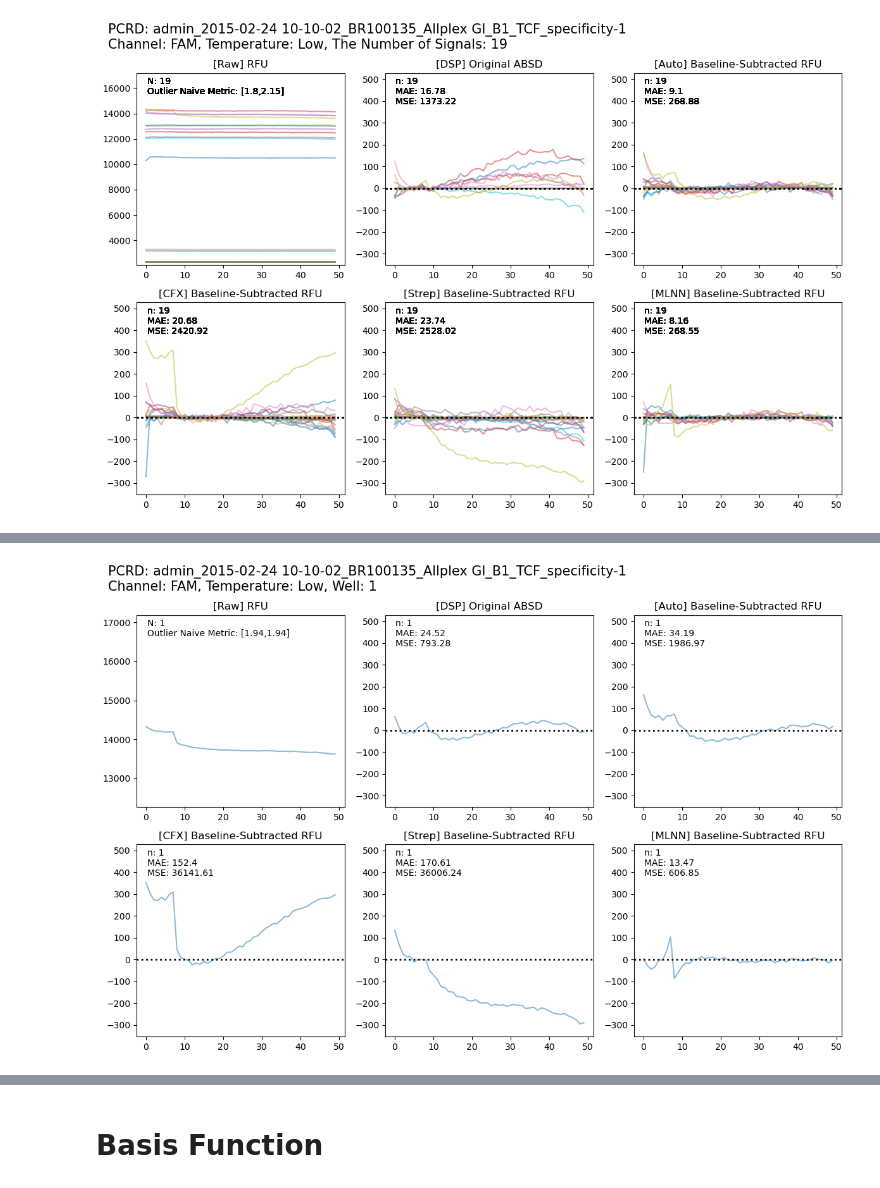
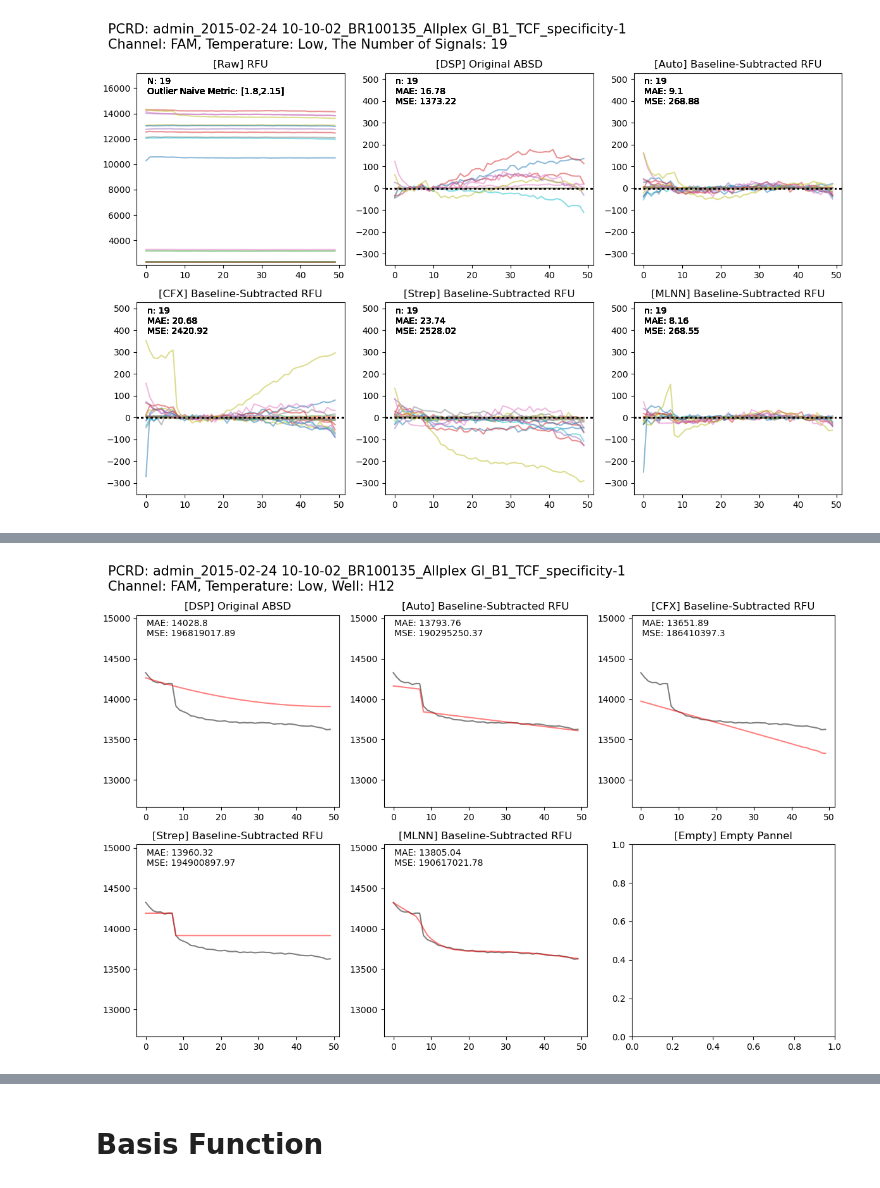
Before and after one commit to kmink3225/website, a Jupyter notebook: docs/projects/baseline_subtraction/3.baseline-analysis.ipynb, the cells around one changed output, grey strips where cells are left out. Saved outputs shown, nothing was run; the diff lists cells and outputs as text; code cells hidden in the pictures.

Commit message:
plotting

```diff
--- a/docs/projects/baseline_subtraction/3.baseline-analysis.ipynb
+++ b/docs/projects/baseline_subtraction/3.baseline-analysis.ipynb
@@ -692,16 +685,17 @@ i_channel = channel_name
 i_temperature = temperature_name
 
 fig, axs = plt.subplots(2, 3, figsize=(12, 8)) #(15, 10)
-baseline_data = i_data[['basesub_absd_orig', 'original_rfu_cfx','analysis_absd_orig_strep','analysis_absd_nn']]
 
-i_data['basesub_fit'] = i_data.apply(lambda row: [a - b for a, b in zip(row['original_rfu'], row['basesub_absd_orig'])], axis=1)
-i_data['original_rfu_cfx_fit'] = i_data.apply(lambda row: [a - b for a, b in zip(row['original_rfu'], row['original_rfu_cfx'])], axis=1)
-i_data['strep_fit'] = i_data.apply(lambda row: [a - b for a, b in zip(row['original_rfu'], row['analysis_absd_orig_strep'])], axis=1)
-i_data['nn_fit'] = i_data.apply(lambda row: [a - b for a, b in zip(row['original_rfu'], row['analysis_absd_nn'])], axis=1)
+i_data.loc[:, 'basesub_fit'] = i_data.apply(lambda row: [a - b for a, b in zip(row['original_rfu'], row['basesub_absd_orig'])], axis=1)
+i_data.loc[:, 'original_rfu_cfx_fit'] = i_data.apply(lambda row: [a - b for a, b in zip(row['original_rfu'], row['original_rfu_cfx'])], axis=1)
+i_data.loc[:, 'strep_fit'] = i_data.apply(lambda row: [a - b for a, b in zip(row['original_rfu'], row['analysis_absd_orig_strep'])], axis=1)
+i_data.loc[:, 'nn_fit'] = i_data.apply(lambda row: [a - b for a, b in zip(row['original_rfu'], row['analysis_absd_nn'])], axis=1)
+
+baseline_data = i_data[['original_rfu', 'analysis_scd_fit','basesub_fit','original_rfu_cfx_fit','strep_fit','nn_fit']]
 
 limits = find_global_extremes(baseline_data)
 
-titles = ['[Raw] RFU', '[DSP] Original ABSD', '[Auto] Baseline-Subtracted RFU', '[CFX] Baseline-Subtracted RFU',
+titles = ['[DSP] Original ABSD', '[Auto] Baseline-Subtracted RFU', '[CFX] Baseline-Subtracted RFU',
     '[Strep] Baseline-Subtracted RFU', '[MLNN] Baseline-Subtracted RFU', '[Empty] Empty Pannel', '[Outlier Metric] Distribution']
 
 data_keys = ['analysis_scd_fit','basesub_fit', 'original_rfu_cfx_fit', 'strep_fit', 'nn_fit', None]
@@ -713,53 +707,49 @@ error_metrics_df = (i_data
                     .reset_index(drop=True))
 error_metrics_dict = error_metrics_df.iloc[0]
 
-metric_min=round(i_data['outlier_naive_metric_original_rfu'].min(),2)
-metric_max=round(i_data['outlier_naive_metric_original_rfu'].max(),2)
+
 for (i, j), ax, title, key in zip(np.ndindex(axs.shape), axs.flat, titles, data_keys):
     if key:
         rfu_values = []
         for index, row in i_data.iterrows():
             rfu = row[key]
             rfu_values.extend(rfu)
             cycle = list(range(len(rfu)))
-            #color = colors[row['temperature']]
+
             if (i,j) == (0,0):
-                ax.text(0.05, 0.98, f"N: {i_data.shape[0]}\nOutlier Naive Metric: [{metric_min},{metric_max}]",
+                ax.text(0.05, 0.98, f"MAE: {round(error_metrics_dict['analysis_scd_fit']['mae'],2)}\nMSE: {round(error_metrics_dict['analysis_scd_fit']['mse'],2)}",
                     verticalalignment='top', horizontalalignment='left',
                     transform=ax.transAxes)
             elif (i,j) == (0,1):
-                ax.text(0.05, 0.98, f"n: {round(error_metrics_dict['analysis_absd_orig']['length'],2)}\nMAE: {round(error_metrics_dict['analysis_absd_orig']['mae'],2)}\nMSE: {round(error_metrics_dict['analysis_absd_orig']['mse'],2)}",
+                ax.text(0.05, 0.98, f"MAE: {round(error_metrics_dict['basesub_fit']['mae'],2)}\nMSE: {round(error_metrics_dict['basesub_fit']['mse'],2)}",
                     verticalalignment='top', horizontalalignment='left',
                     transform=ax.transAxes)
             elif (i,j) == (0,2):
-                ax.text(0.05, 0.98, f"n: {round(error_metrics_dict['basesub_absd_orig']['length'],2)}\nMAE: {round(error_metrics_dict['basesub_absd_orig']['mae'],2)}\nMSE: {round(error_metrics_dict['basesub_absd_orig']['mse'],2)}",
+                ax.text(0.05, 0.98, f"MAE: {round(error_metrics_dict['original_rfu_cfx_fit']['mae'],2)}\nMSE: {round(error_metrics_dict['original_rfu_cfx_fit']['mse'],2)}",
                     verticalalignment='top', horizontalalignment='left',
                     transform=ax.transAxes)
             elif (i,j) == (1,0):
-                ax.text(0.05, 0.98, f"n: {round(error_metrics_dict['original_rfu_cfx']['length'],2)}\nMAE: {round(error_metrics_dict['original_rfu_cfx']['mae'],2)}\nMSE: {round(error_metrics_dict['original_rfu_cfx']['mse'],2)}",
+                ax.text(0.05, 0.98, f"MAE: {round(error_metrics_dict['strep_fit']['mae'],2)}\nMSE: {round(error_metrics_dict['strep_fit']['mse'],2)}",
                     verticalalignment='top', horizontalalignment='left',
                     transform=ax.transAxes)
             elif (i,j) == (1,1):
-                ax.text(0.05, 0.98, f"n: {round(error_metrics_dict['analysis_absd_orig_strep']['length'],2)}\nMAE: {round(error_metrics_dict['analysis_absd_orig_strep']['mae'],2)}\nMSE: {round(error_metrics_dict['analysis_absd_orig_strep']['mse'],2)}",
+                ax.text(0.05, 0.98, f"MAE: {round(error_metrics_dict['nn_fit']['mae'],2)}\nMSE: {round(error_metrics_dict['nn_fit']['mse'],2)}",
                     verticalalignment='top', horizontalalignment='left',
                     transform=ax.transAxes)
             elif (i, j) == (1, 2):
-                ax.text(0.05, 0.98, f"n: {round(error_metrics_dict['analysis_absd_nn']['length'],2)}\nMAE: {round(error_metrics_dict['analysis_absd_nn']['mae'],2)}\nMSE: {round(error_metrics_dict['analysis_absd_nn']['mse'],2)}",
+                ax.text(0.05, 0.98, f"MAE: {round(error_metrics_dict['nn_fit']['mae'],2)}\nMSE: {round(error_metrics_dict['nn_fit']['mse'],2)}",
                     verticalalignment='top', horizontalalignment='left',
                     transform=ax.transAxes)
-            ax.plot(cycle, rfu, alpha=0.5)
+            ax.plot(cycle, i_data['original_rfu'].values[0],color='k', alpha=0.5)
+            ax.plot(cycle, rfu, color='red', alpha=0.5)
             ax.axhline(y=0,color='black',linestyle='dotted',linewidth=2)
             ax.set_title(title)
-        if (i,j) == (0,0):
-            if rfu_values:
-                ax.set_ylim([min(rfu_values)*0.9,max(rfu_values)*1.2])
-        else:
-            ax.set_ylim(min(limits)*1.2,max(limits)*1.5)
+            ax.set_ylim(min(limits)*0.95,max(limits)*1.05)
     else:
         ax.set_title(title)
-fig.suptitle(f'PCRD: {i_pcrd}\nChannel: {i_channel}, Temperature: {i_temperature}, Well: {i_data.shape[0]}',
+fig.suptitle(f'PCRD: {i_pcrd}\nChannel: {i_channel}, Temperature: {i_temperature}, Well: {i_well}',
                  ha = 'left', x=0.02, fontsize=15)
 plt.tight_layout()
 plt.show()
 # %% [output]
-[figure, old version]
+[figure, new version]
```
Also changed, not shown: parts of 4 cells of this notebook.
